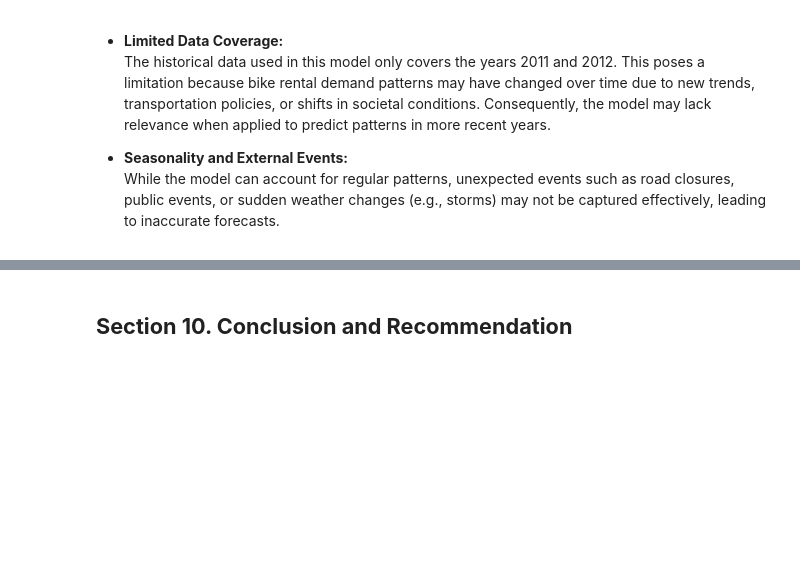
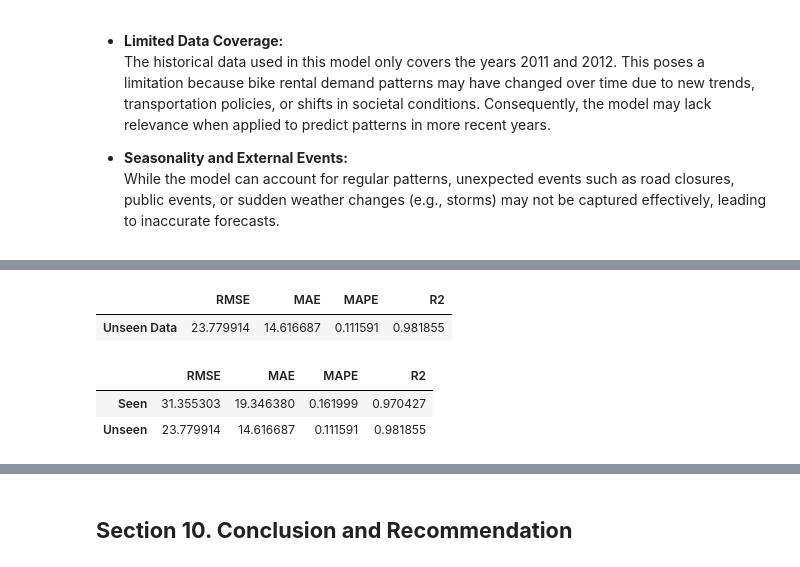
Before and after one commit to SamuelEl09/bike_sharing, a Jupyter notebook: notebooks/Bike_Sharing_Prediction_Capstone.ipynb, the cells around one changed output, grey strips where cells are left out. Cells and saved outputs as stored; diff of their text form; code cells hidden in the pictures; blank space fills up the shorter version.

```diff
--- a/notebooks/Bike_Sharing_Prediction_Capstone.ipynb
+++ b/notebooks/Bike_Sharing_Prediction_Capstone.ipynb
@@ -1332,0 +1428,8 @@ While the model can account for regular patterns, unexpected events such as road
+# %%
+X_unseen= df_unseen.drop(['count'],axis=1)
+y_unseen = df_unseen['count']
+
+print("feature shape: ",X_unseen.shape)
+print("target shape: ",y_unseen.shape)
+
+model.fit(X_unseen, y_unseen)
@@ -1332,0 +1458,28 @@ While the model can account for regular patterns, unexpected events such as road
+# %%
+y_pred_unseen = model.predict(X_unseen)
+
+rmse_unseen = np.sqrt(mean_squared_error(y_unseen, y_pred_unseen))
+mae_unseen = mean_absolute_error(y_unseen, y_pred_unseen)
+mape_unseen= mean_absolute_percentage_error(y_unseen, y_pred_unseen)
+r2_unseen = r2_score(y_unseen, y_pred_unseen)
+
+score_unseen = pd.DataFrame(
+    {
+    "RMSE": rmse_unseen,
+    "MAE": mae_unseen,
+    "MAPE": mape_unseen,
+    "R2": r2_unseen
+    },index=['Unseen Data'])
+
+score_unseen
+# %% [output]
+|  | RMSE | MAE | MAPE | R2 |
+| Unseen Data | 23.779914 | 14.616687 | 0.111591 | 0.981855 |
+# %%
+pd.concat([
+    score_seen, score_unseen
+]).reset_index(drop=True).rename(index={0:'Seen',1:'Unseen'})
+# %% [output]
+|  | RMSE | MAE | MAPE | R2 |
+| Seen | 31.355303 | 19.346380 | 0.161999 | 0.970427 |
+| Unseen | 23.779914 | 14.616687 | 0.111591 | 0.981855 |
```
Also changed, not shown: parts of 21 cells of this notebook, 46 other files.
